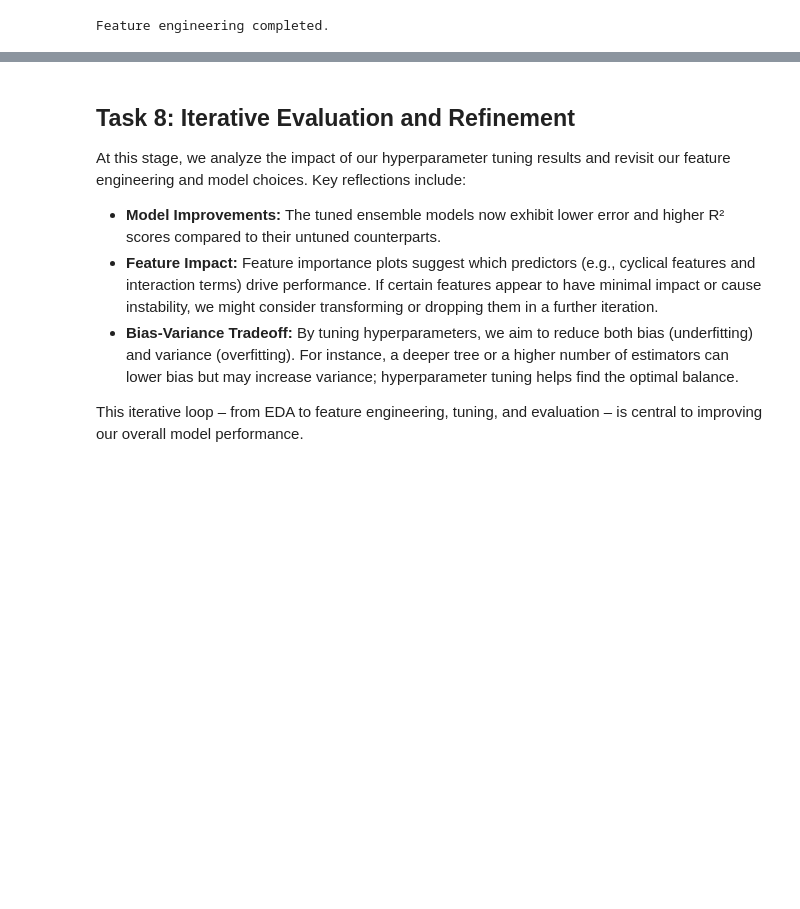
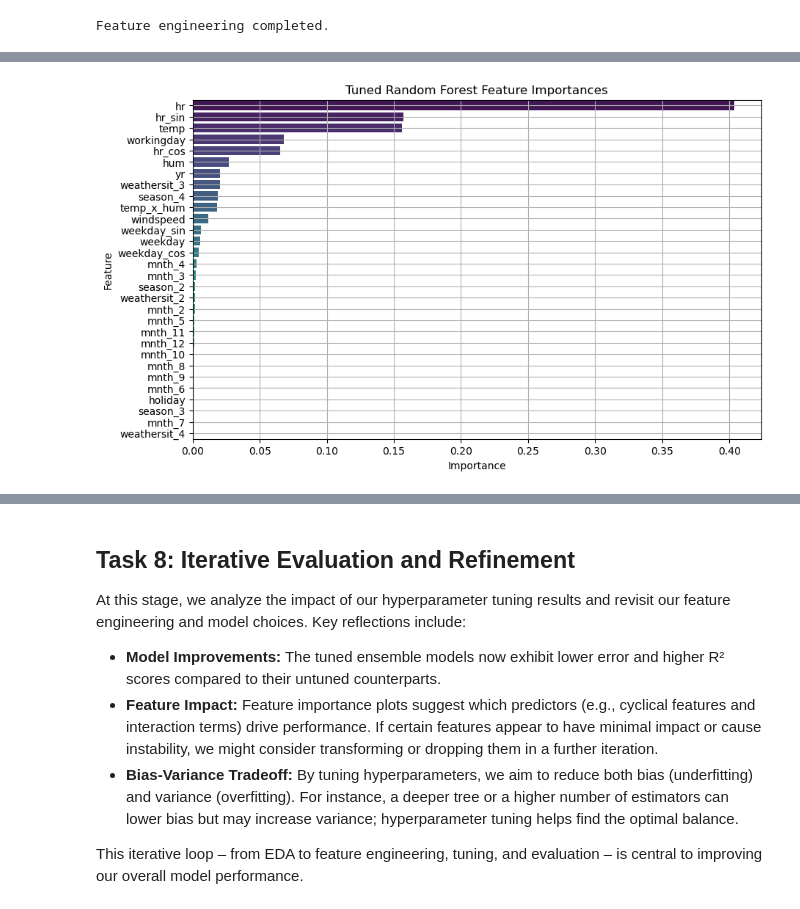
Before and after one commit to jadchebly/ML-fundamentals-2025, a Jupyter notebook: assignment2/assignment_2_Jad_Chebly.ipynb, the cells around one changed output, grey strips where cells are left out. Saved outputs shown, nothing was run; the diff lists cells and outputs as text; code cells hidden in the pictures; blank space fills up the shorter version.

```diff
--- a/assignment2/assignment_2_Jad_Chebly.ipynb
+++ b/assignment2/assignment_2_Jad_Chebly.ipynb
@@ -396,0 +579,27 @@ MSE: 12166.53, MAE: 79.14, R²: 0.74
+# %%
+import matplotlib.pyplot as plt
+import seaborn as sns
+
+# Get the best estimator from the RandomizedSearchCV for Random Forest
+best_rf = rf_random_search.best_estimator_
+
+# Extract feature importances from the tuned Random Forest model
+features = X_train.columns  # Make sure X_train does not include the target variable 'cnt'
+rf_importances_tuned = best_rf.feature_importances_
+
+# Create a DataFrame for better visualization (optional)
+importance_df = pd.DataFrame({
+    'Feature': features,
+    'Importance': rf_importances_tuned
+}).sort_values(by='Importance', ascending=False)
+
+# Plot the updated feature importances using a horizontal bar plot
+plt.figure(figsize=(10, 6))
+sns.barplot(x='Importance', y='Feature', data=importance_df, palette='viridis')
+plt.title('Tuned Random Forest Feature Importances')
+plt.xlabel('Importance')
+plt.ylabel('Feature')
+plt.grid(True)
+plt.show()
+# %% [output]
+[figure, added]
```
Also changed, not shown: parts of 33 cells of this notebook.
